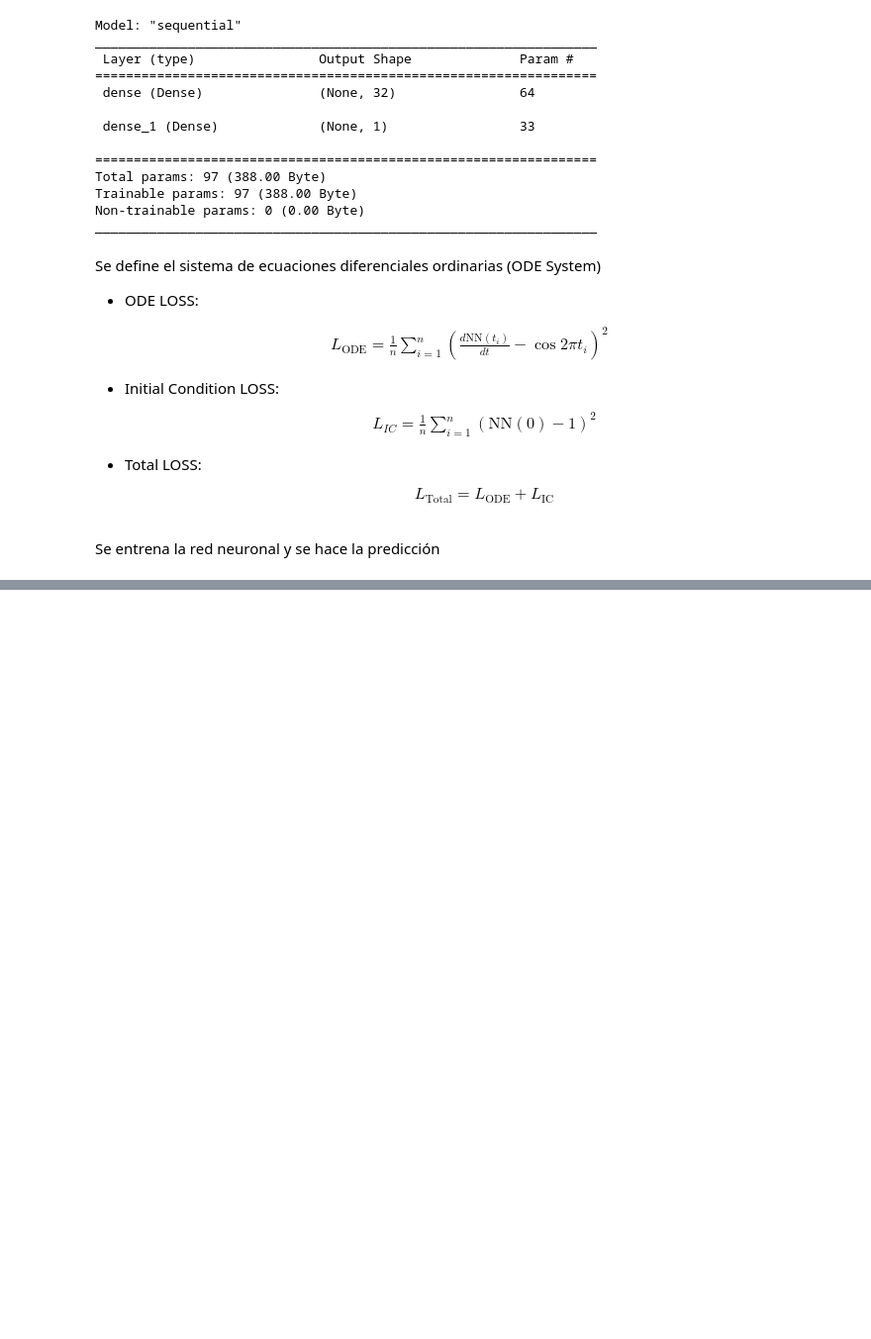
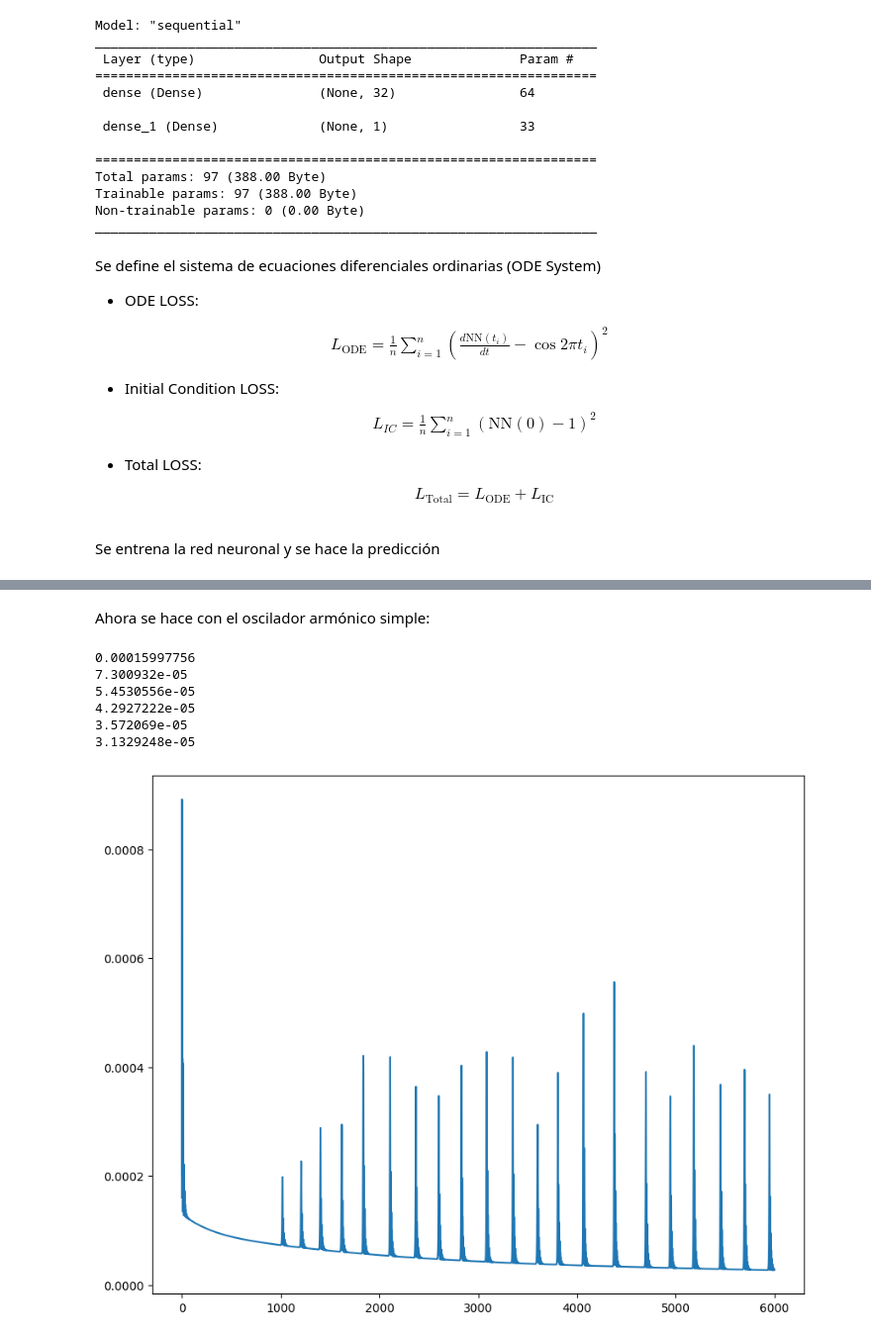
Before and after one commit to estebanegm/PINN_example, a Jupyter notebook: PINN__example.ipynb, the cells around one changed output, grey strips where cells are left out. Shown at 99% size. Cells and saved outputs as stored; diff of their text form; code cells hidden in the pictures; blank space fills up the shorter version.

```diff
--- a/PINN__example.ipynb
+++ b/PINN__example.ipynb
@@ -136,0 +133,51 @@ plt.show()
+# %% [markdown]
+Ahora se hace con el oscilador armónico simple:
+# %%
+def ode_system(t, net):
+    t = t.reshape(-1, 1)
+    t = tf.constant(t, dtype=tf.float32)
+    t_0 = tf.zeros((1, 1))
+    one = tf.ones((1, 1))
+
+    with tf.GradientTape() as tape:
+        tape.watch(t)
+
+        x = net(t)  # La red neuronal representa la posición x en función de t
+        x_second_deriv = tape.gradient(x, t, unconnected_gradients=tf.UnconnectedGradients.ZERO)
+
+    ode_loss = x_second_deriv + (omega ** 2) * x  # Ecuación del oscilador armónico simple en términos de omega
+    IC_loss = net(t_0) - one
+
+    square_loss = tf.square(ode_loss) + tf.square(IC_loss)
+    total_loss = tf.reduce_mean(square_loss)
+
+    return total_loss
+
+# # Parámetros del oscilador armónico simple
+# omega = 2.0
+# %%
+train_t = (np.random.rand(30)*2).reshape(-1, 1)
+train_loss_record = []
+
+for itr in range(6000):
+    with tf.GradientTape() as tape:
+        train_loss = ode_system(train_t, NN)
+        train_loss_record.append(train_loss)
+
+        grad_w = tape.gradient(train_loss, NN.trainable_variables)
+        optm.apply_gradients(zip(grad_w, NN.trainable_variables))
+
+    if itr % 1000 == 0:
+        print(train_loss.numpy())
+
+plt.figure(figsize = (10,8))
+plt.plot(train_loss_record)
+plt.show()
+# %% [output]
+0.00015997756
+7.300932e-05
+5.4530556e-05
+4.2927222e-05
+3.572069e-05
+3.1329248e-05
+[figure, added]
```
Also changed, not shown: parts of 4 cells of this notebook.
